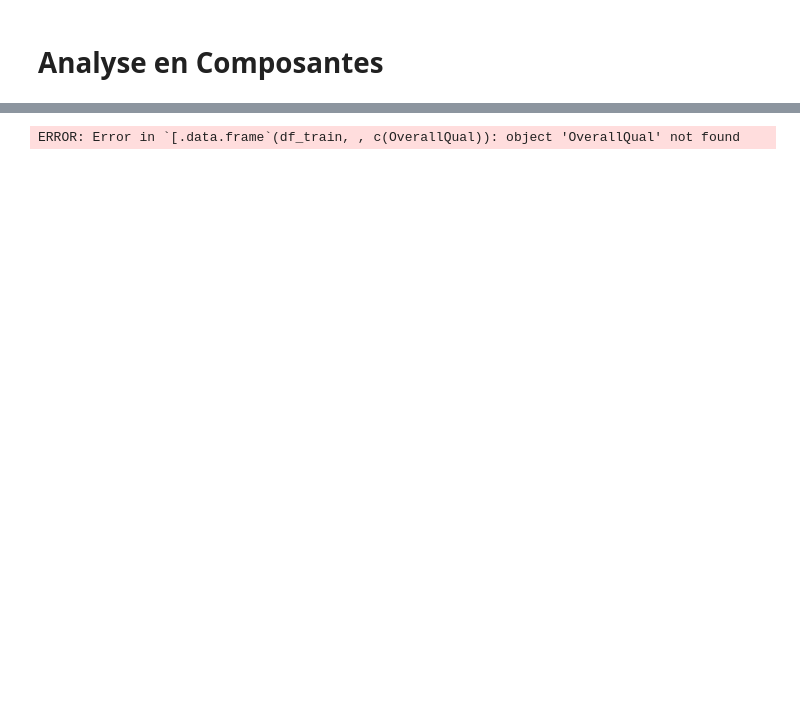
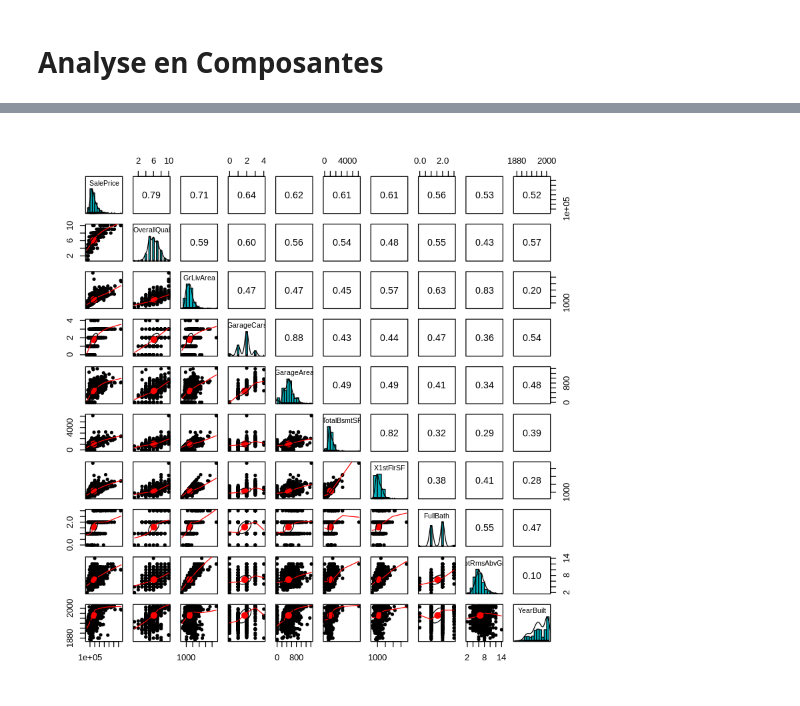
Before and after one commit to Simplon-IA-Bdx-1/house-prices-nico-pierre, a Jupyter notebook: S0_DataViz.ipynb, the cells around one changed output, grey strips where cells are left out. Drawn from its saved outputs; the diff is of its cells as text; code cells hidden in the pictures; blank space fills up the shorter version.

```diff
--- a/S0_DataViz.ipynb
+++ b/S0_DataViz.ipynb
@@ -78,9 +159,9 @@ ERROR: Error in `[.data.frame`(df_train, , top10): object 'top10' not found
 # %%
-pairs.panels(df_train[,top10],
+pairs.panels(df_train[,names(top10)],
              method = "pearson", # correlation method
              hist.col = "#00AFBB",
              density = TRUE,  # show density plots
              ellipses = TRUE # show correlation ellipses
 )
 # %% [output]
-ERROR: Error in `[.data.frame`(df_train, , c(OverallQual)): object 'OverallQual' not found
+[figure, added]
```
Also changed, not shown: parts of 14 cells of this notebook.
